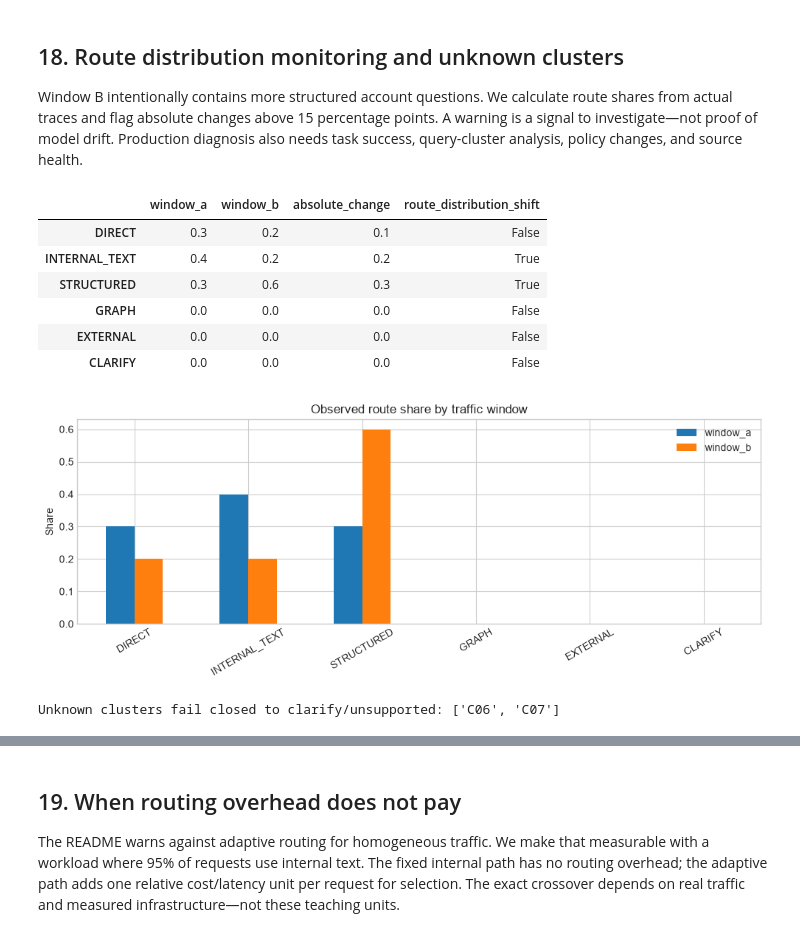
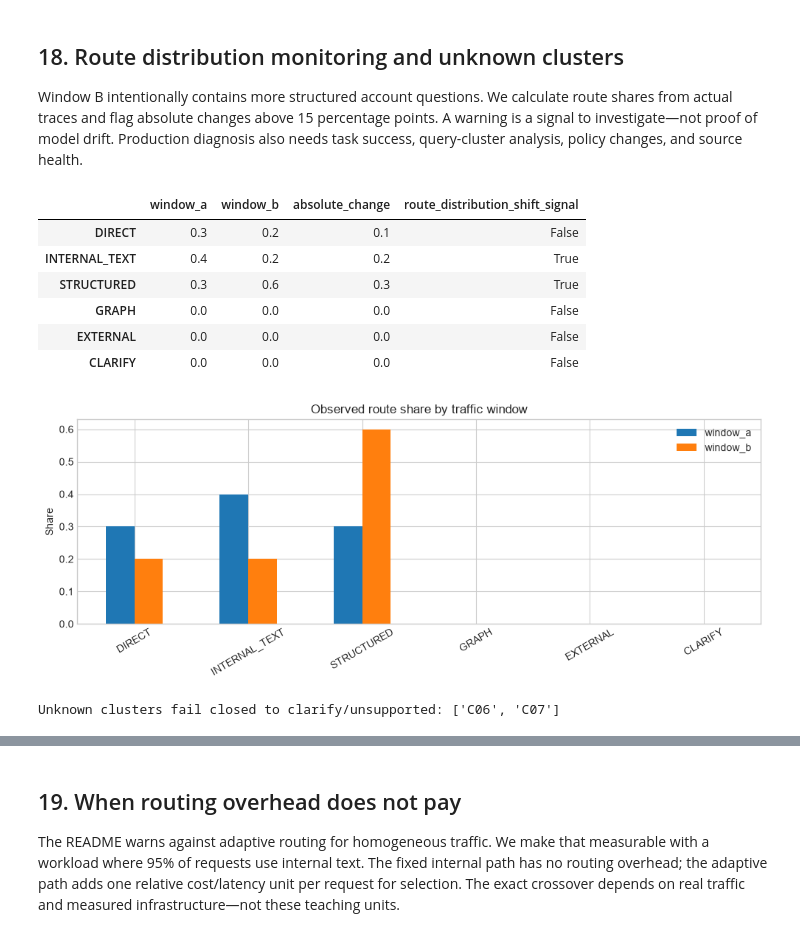
Before and after one commit to mahsa-teimourikia/awesome-rag, a Jupyter notebook: curriculum/advanced/05-adaptive-rag/05_adaptive_rag.ipynb, the cells around one changed output, grey strips where cells are left out. Drawn from its saved outputs; the diff is of its cells as text; code cells hidden in the pictures.

```diff
--- a/curriculum/advanced/05-adaptive-rag/05_adaptive_rag.ipynb
+++ b/curriculum/advanced/05-adaptive-rag/05_adaptive_rag.ipynb
@@ -236,7 +248,7 @@ SAFE_DIRECT_PATTERNS = (
 
 def extract_requirements(query: str) -> QueryRequirements:
     q = " ".join(query.lower().strip().rstrip("?.!").split())
-    requested_tenant = next((tenant for alias, tenant in TENANT_ALIASES.items() if re.search(rf"\b{alias}\b", q)), None)
+    user_requested_tenant = next((tenant for alias, tenant in TENANT_ALIASES.items() if re.search(rf"\b{alias}\b", q)), None)
     safe_direct = any(re.search(pattern, q) for pattern in SAFE_DIRECT_PATTERNS)
     calculation = bool(re.search(r"\b(how many|count|total|sum|average|older than)\b", q))
     relationships = bool(re.search(r"\b(depend|depends|dependency|connected|relationship|upstream|downstream|blast radius|rely|relies)\b", q))
@@ -253,7 +265,7 @@ def extract_requirements(query: str) -> QueryRequirements:
         needs_relationships=relationships,
         requires_retrieval=requires,
         ambiguity_detected=ambiguous,
-        requested_tenant_id=requested_tenant,
+        user_requested_tenant_id=user_requested_tenant,
         public_external_signal=public_external,
         safe_no_retrieval=safe_direct,
         supported_domain=supported,
@@ -809,7 +871,37 @@ for name, traces in [("fixed_internal", fixed_traces), ("adaptive", adaptive_tra
     metrics = summary_metrics(evaluation_frame(ROUTE_CASES, traces))
     comparisons.append({"controller": name, **metrics})
 comparison_df = pd.DataFrame(comparisons).set_index("controller")
-comparison_df.round(3)
+display(comparison_df.round(3))
+
+FIXED_APPLICABLE_ROUTES: set[Route] = {"DIRECT", "INTERNAL_TEXT", "CLARIFY"}
+shared_cases = [case for case in ROUTE_CASES if case.expected_route in FIXED_APPLICABLE_ROUTES]
+scope_rows = []
+for scope_name, scoped_cases in [("full_suite", ROUTE_CASES), ("shared_applicability", shared_cases)]:
+    for name, traces in [("fixed_internal", fixed_traces), ("adaptive", adaptive_traces)]:
+        metrics = summary_metrics(evaluation_frame(scoped_cases, traces))
+        scope_rows.append({
+            "scope": scope_name,
+            "controller": name,
+            "case_count": len(scoped_cases),
+            "evaluation_scope_share": len(scoped_cases) / len(ROUTE_CASES),
+            "task_success": metrics["task_success"],
+            "route_accuracy": metrics["route_accuracy"],
+            "average_cost_units": metrics["average_cost_units"],
+        })
+scope_comparison_df = pd.DataFrame(scope_rows)
+display(scope_comparison_df.round(3))
+
+adaptive_success = summary_metrics(adaptive_eval)["task_success"]
+oracle_success = summary_metrics(evaluation_frame(ROUTE_CASES, oracle_traces))["task_success"]
+router_regret = oracle_success - adaptive_success
+oracle_residual_failure = 1 - oracle_success
+router_diagnostics = pd.Series({
+    "adaptive_task_success": adaptive_success,
+    "oracle_route_task_success": oracle_success,
+    "router_regret": router_regret,
+    "oracle_residual_handler_data_or_policy_failure": oracle_residual_failure,
+})
+display(router_diagnostics.round(3))
 # %% [output]
 |  | route_accuracy | task_success | cost_sensitive_loss | high_risk_misroute_rate | unauthorized_route_executions | ... |
 | controller |  |  |  |  |  | ... |
@@ -896,7 +998,7 @@ def handler_node(route: Route):
 
 def blocked_node(state: GraphState):
     policy = state["policy_result"]
-    terminal: TerminalState = "budget_exceeded" if policy.reason_code == "route_budget_exceeded" else "route_denied"
+    terminal: TerminalState = "budget_exceeded" if policy.reason_code == "budget_exceeded" else "route_denied"
     result = RouteResult(route=state["proposed_route"].route, status=terminal, evidence_ids=[], result=None, cost_units=0, latency_units=0)
     return {"route_result": result, "terminal_state": terminal}
 
@@ -978,26 +1116,26 @@ Window B intentionally contains more structured account questions. We calculate
 # %%
 window_a_cases = ROUTE_CASES[:20]
 window_b_cases = [case for case in ROUTE_CASES if case.expected_route == "STRUCTURED"] * 3 + ROUTE_CASES[:12]
 
 def route_distribution(cases: list[RouteCase]) -> pd.Series:
     traces = [run_case(case) for case in cases]
     return pd.Series([trace.proposed_route for trace in traces]).value_counts(normalize=True).reindex(ROUTES, fill_value=0.0)
 
 window_a = route_distribution(window_a_cases)
 window_b = route_distribution(window_b_cases)
 shift = pd.DataFrame({"window_a": window_a, "window_b": window_b})
 shift["absolute_change"] = (shift.window_b - shift.window_a).abs()
-shift["route_distribution_shift"] = shift.absolute_change > 0.15
+shift["route_distribution_shift_signal"] = shift.absolute_change > 0.15
 display(shift.round(3))
 
 shift[["window_a", "window_b"]].plot.bar(figsize=(10, 4), title="Observed route share by traffic window")
 plt.ylabel("Share"); plt.xticks(rotation=30); plt.tight_layout(); plt.show()
 
 unknown_cases = [case for case in ROUTE_CASES if case.category == "unknown_cluster"]
 assert all(run_case(case).terminal_state in {"clarification_required", "unsupported_request"} for case in unknown_cases)
 print("Unknown clusters fail closed to clarify/unsupported:", [case.case_id for case in unknown_cases])
 # %% [output]
-|  | window_a | window_b | absolute_change | route_distribution_shift |
+|  | window_a | window_b | absolute_change | route_distribution_shift_signal |
 | DIRECT | 0.3 | 0.2 | 0.1 | False |
 | INTERNAL_TEXT | 0.4 | 0.2 | 0.2 | True |
 | STRUCTURED | 0.3 | 0.6 | 0.3 | True |
```
Also changed, not shown: parts of 19 cells of this notebook, 1 other file.
